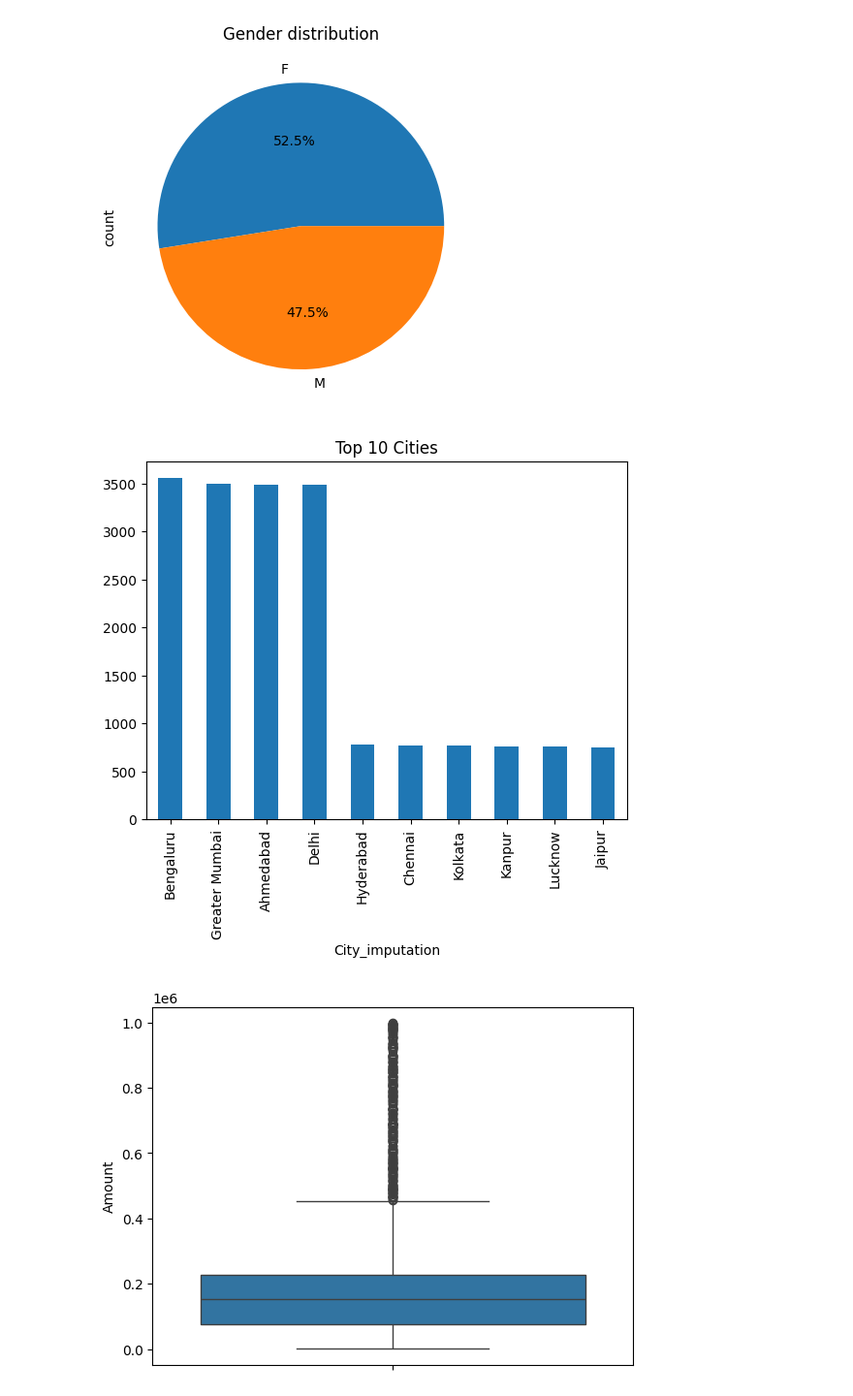
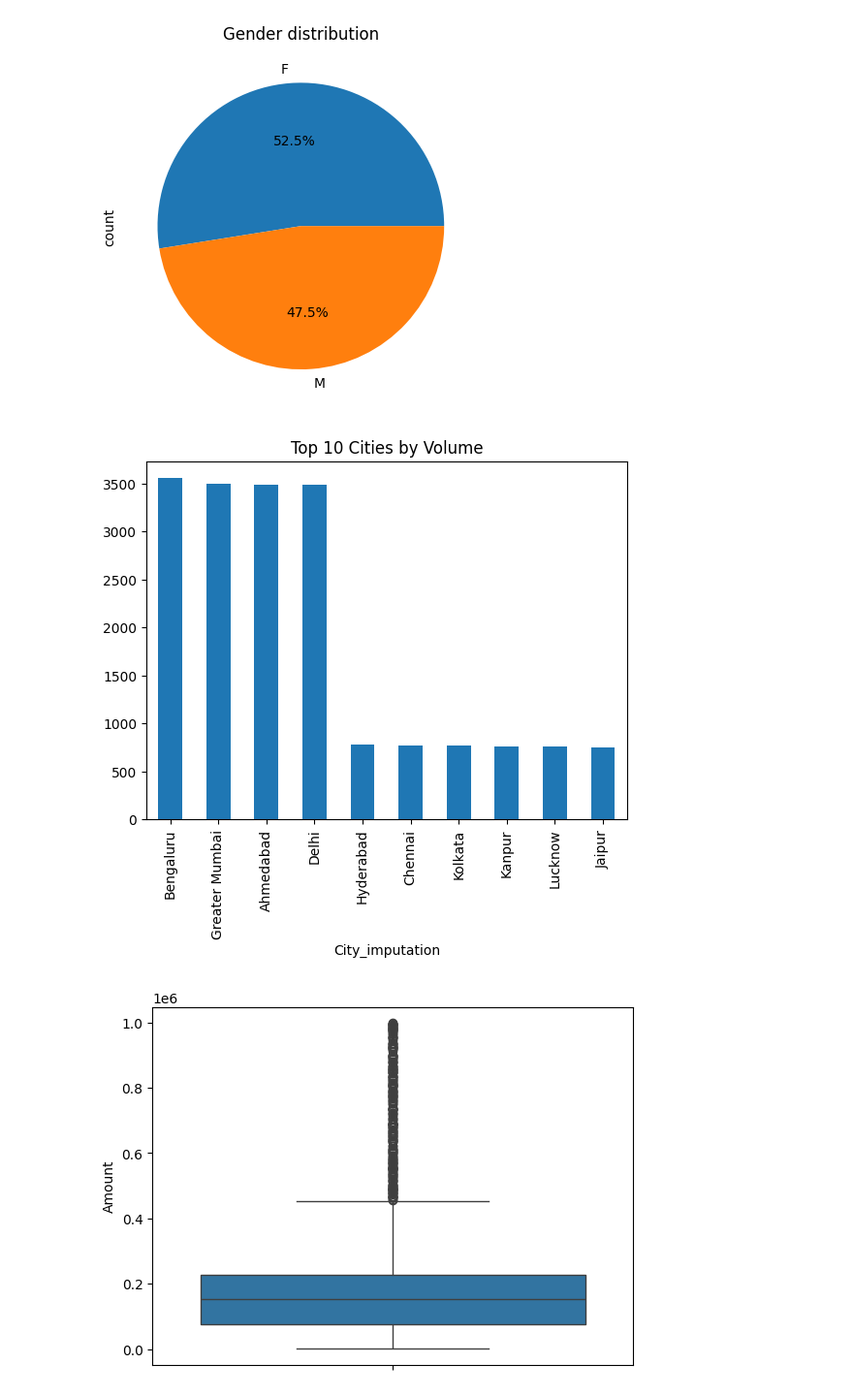
Before and after one commit to ankitg-02/Credit-Card-Transaction-Analysis, a Jupyter notebook: Credit_Card.ipynb, the cells around one changed output. Shown at 97% size. Cells and saved outputs as stored; diff of their text form; code cells hidden in the pictures.

```diff
--- a/Credit_Card.ipynb
+++ b/Credit_Card.ipynb
@@ -152,10 +152,10 @@ plt.show()
 [figure]
 # %%
 credit['City_imputation'].value_counts().sort_values(ascending=False).head(10).plot(kind='bar')
-plt.title('Top 10 Cities')
+plt.title('Top 10 Cities by Volume')
 plt.show()
 # %% [output]
-[figure, old version]
+[figure, new version]
 # %%
 sns.boxplot(credit['Amount'])
 plt.show()
```
Also changed, not shown: parts of 6 cells of this notebook.
